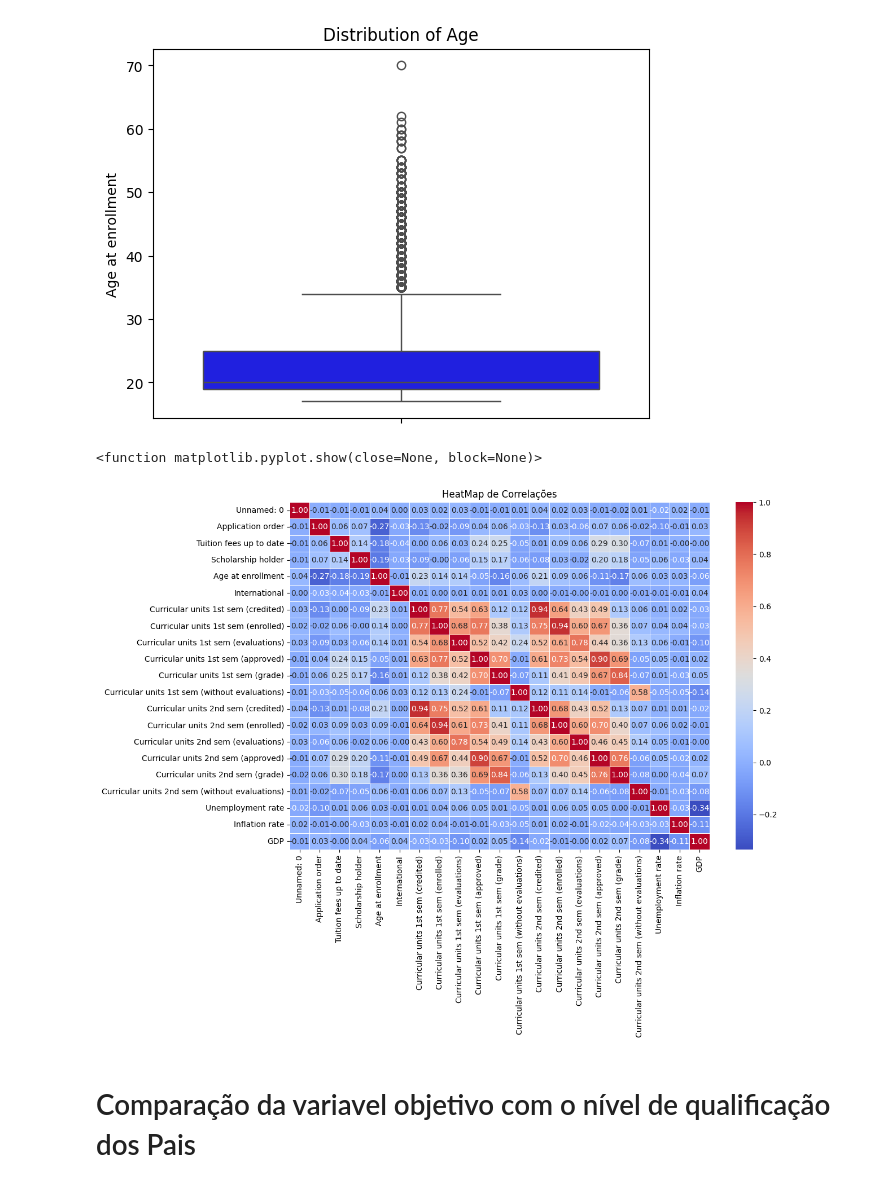
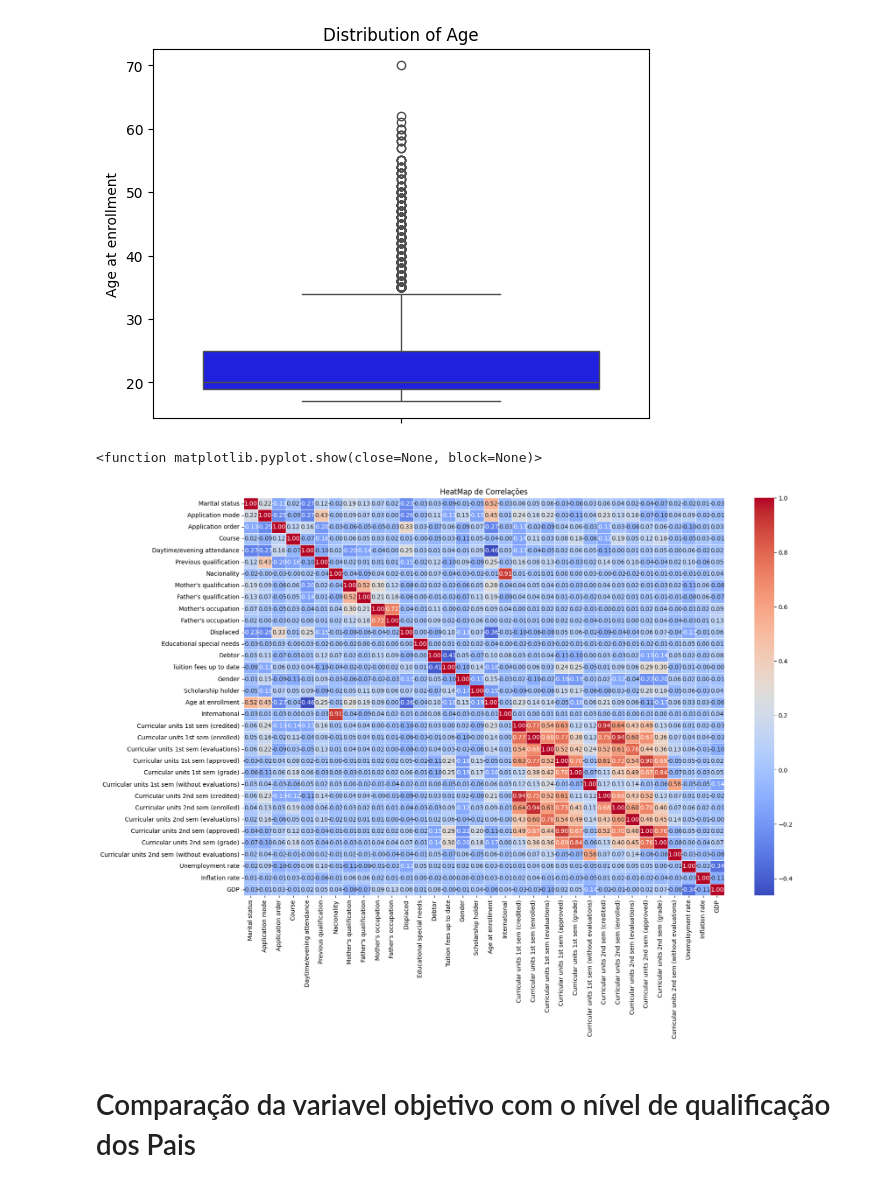
Before and after one commit to eduardosampaiopr/AbandonLess, a Jupyter notebook: EDA/EDA.ipynb, the cells around one changed output. Saved outputs shown, nothing was run; the diff lists cells and outputs as text; code cells hidden in the pictures.

```diff
--- a/EDA/EDA.ipynb
+++ b/EDA/EDA.ipynb
@@ -79,16 +87,18 @@ Media = 23.265144665461122 Mediana = 20.0
 Text(0.5, 1.0, 'Distribution of Age')
 [figure]
 # %%
-df_numerico = df.select_dtypes(include=["number"])
+df2 = pd.read_csv("datasetRAW.csv", sep=",")
+df_numerico = df2.select_dtypes(include=["number"])
+
 
 correlation_matrix = df_numerico.corr()
-plt.figure(figsize=(12,8))
+plt.figure(figsize=(18,12))
 sns.heatmap(correlation_matrix, annot=True, fmt=".2f", cmap="coolwarm", linewidths=0.5)
 plt.title("HeatMap de Correlações")
 plt.show
 # %% [output]
 <function matplotlib.pyplot.show(close=None, block=None)>
-[figure, old version]
+[figure, new version]
 # %% [markdown]
 # Comparação da variavel objetivo com o nível de qualificação dos Pais
 # %%
```
Also changed, not shown: parts of 6 cells of this notebook, 1 other file.
